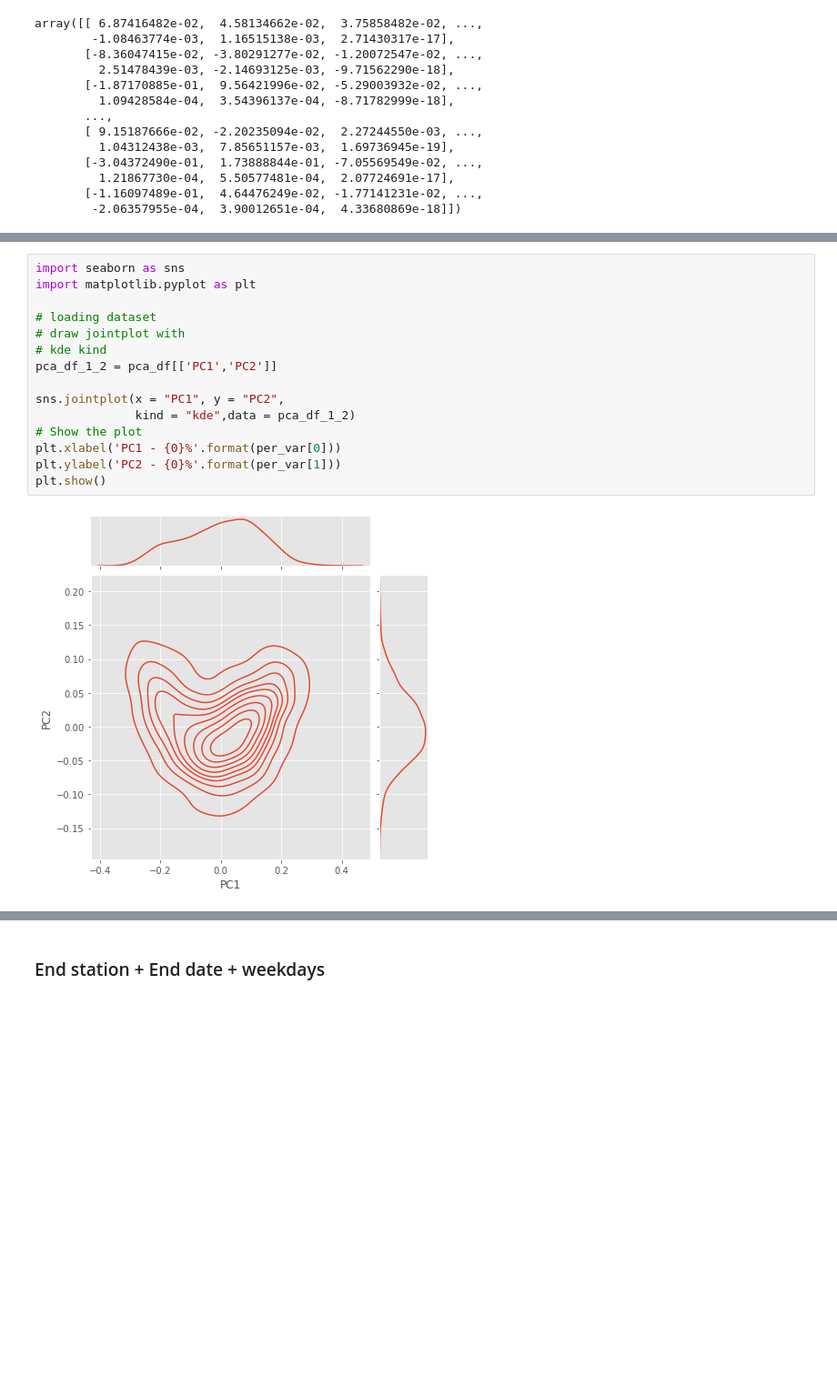
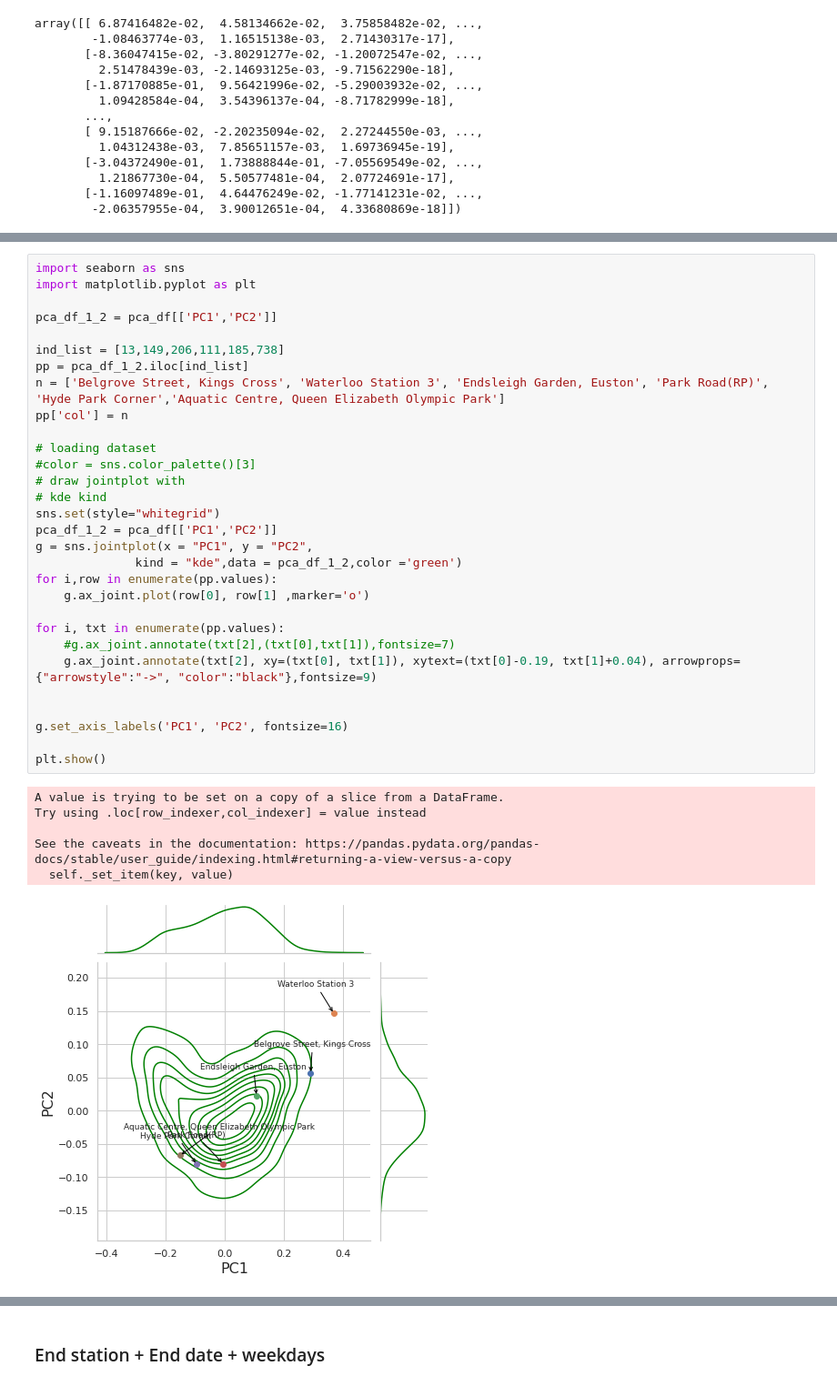
Before and after one commit to ucfnmxu/diss_code, a Jupyter notebook: before-data.ipynb, the cells around one changed output, grey strips where cells are left out. Shown at 91% size. Drawn from its saved outputs; the diff is of its cells as text; blank space fills up the shorter version.

```diff
--- a/before-data.ipynb
+++ b/before-data.ipynb
@@ -546,17 +653,37 @@ pca_df
 # %%
 import seaborn as sns
 import matplotlib.pyplot as plt
 
+pca_df_1_2 = pca_df[['PC1','PC2']]
+
+ind_list = [13,149,206,111,185,738]
+pp = pca_df_1_2.iloc[ind_list]
+n = ['Belgrove Street, Kings Cross', 'Waterloo Station 3', 'Endsleigh Garden, Euston', 'Park Road(RP)', 'Hyde Park Corner','Aquatic Centre, Queen Elizabeth Olympic Park']
+pp['col'] = n
+
 # loading dataset
+#color = sns.color_palette()[3]
 # draw jointplot with
 # kde kind
+sns.set(style="whitegrid")
 pca_df_1_2 = pca_df[['PC1','PC2']]
+g = sns.jointplot(x = "PC1", y = "PC2",
+              kind = "kde",data = pca_df_1_2,color ='green')
+for i,row in enumerate(pp.values):
+    g.ax_joint.plot(row[0], row[1] ,marker='o')
 
-sns.jointplot(x = "PC1", y = "PC2",
-              kind = "kde",data = pca_df_1_2)
-# Show the plot
-plt.xlabel('PC1 - {0}%'.format(per_var[0]))
-plt.ylabel('PC2 - {0}%'.format(per_var[1]))
+for i, txt in enumerate(pp.values):
+    #g.ax_joint.annotate(txt[2],(txt[0],txt[1]),fontsize=7)
+    g.ax_joint.annotate(txt[2], xy=(txt[0], txt[1]), xytext=(txt[0]-0.19, txt[1]+0.04), arrowprops={"arrowstyle":"->", "color":"black"},fontsize=9)
+
+
+g.set_axis_labels('PC1', 'PC2', fontsize=16)
+
 plt.show()
 # %% [output]
+A value is trying to be set on a copy of a slice from a DataFrame.
+Try using .loc[row_indexer,col_indexer] = value instead
+
+See the caveats in the documentation: https://pandas.pydata.org/pandas-docs/stable/user_guide/indexing.html#returning-a-view-versus-a-copy
+  self._set_item(key, value)
-[figure, old version]
+[figure, new version]
```
Also changed, not shown: parts of 150 cells of this notebook.
